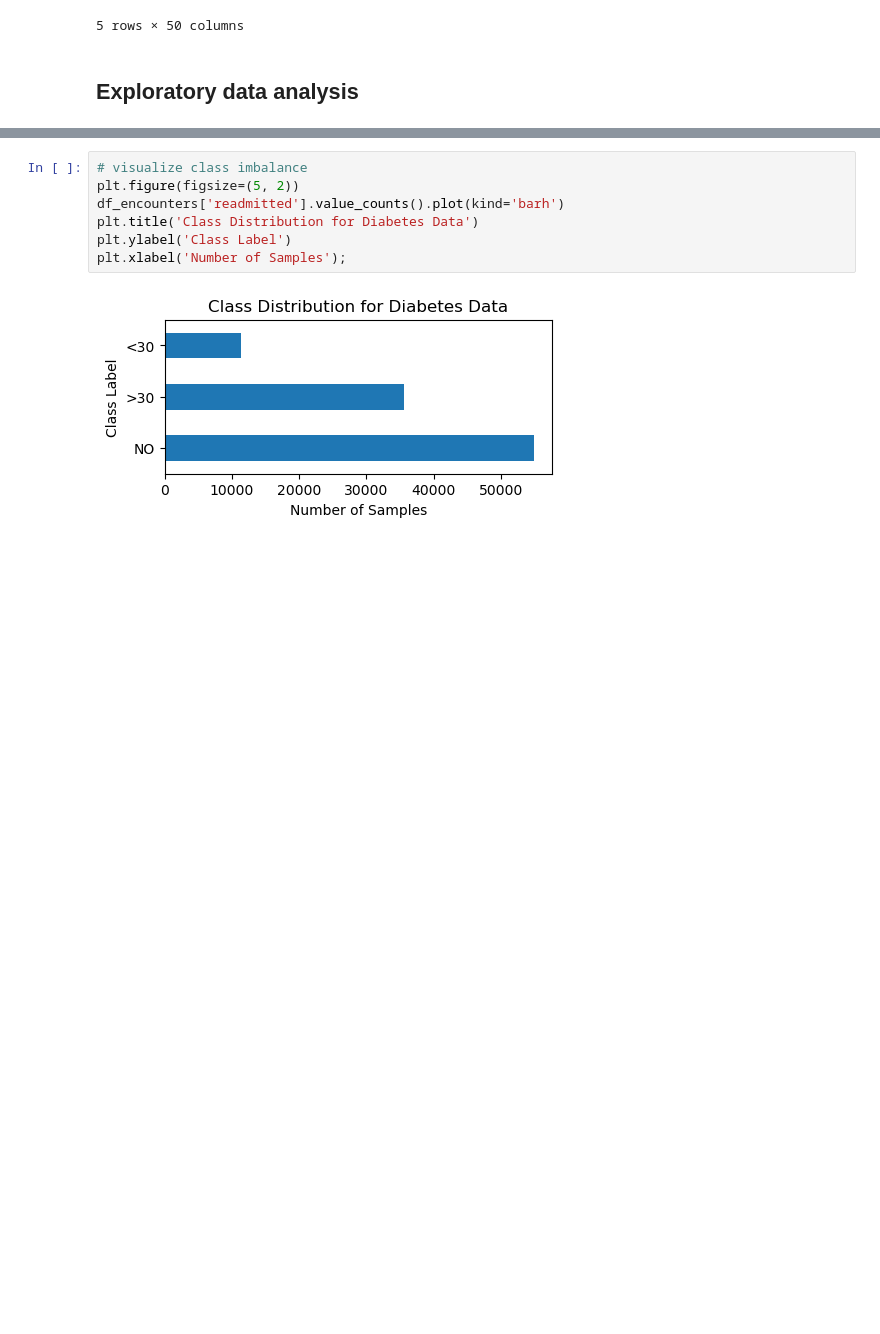
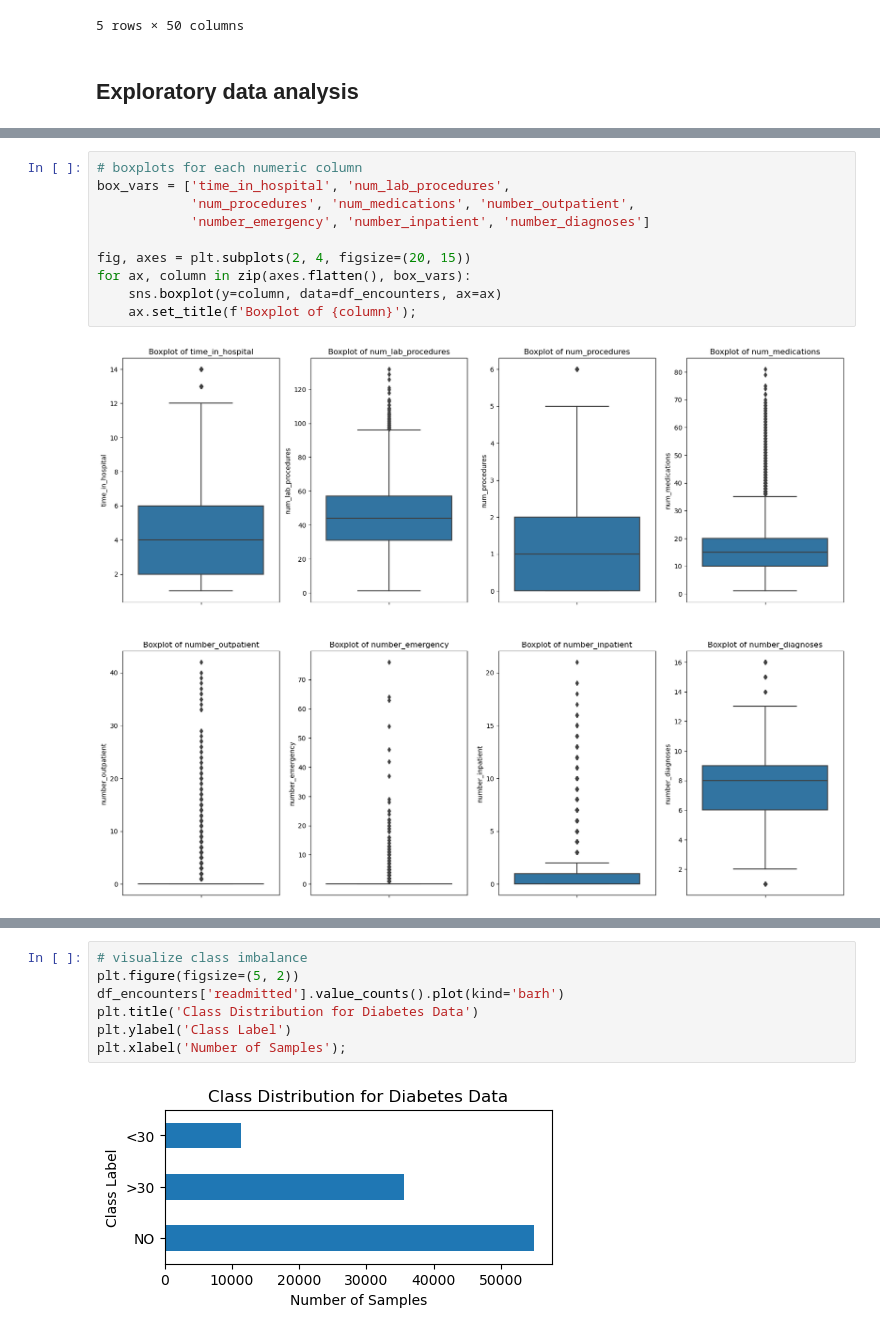
Before and after one commit to stevenworthington/cs109a_final_project, a Jupyter notebook: code/preprocessing.ipynb, the cells around one changed output, grey strips where cells are left out. Saved outputs shown, nothing was run; the diff lists cells and outputs as text; blank space fills up the shorter version.

```diff
--- a/code/preprocessing.ipynb
+++ b/code/preprocessing.ipynb
@@ -24,0 +46,12 @@ df_encounters.head()
+# %%
+# boxplots for each numeric column
+box_vars = ['time_in_hospital', 'num_lab_procedures',
+            'num_procedures', 'num_medications', 'number_outpatient',
+            'number_emergency', 'number_inpatient', 'number_diagnoses']
+
+fig, axes = plt.subplots(2, 4, figsize=(20, 15))
+for ax, column in zip(axes.flatten(), box_vars):
+    sns.boxplot(y=column, data=df_encounters, ax=ax)
+    ax.set_title(f'Boxplot of {column}');
+# %% [output]
+[figure, added]
```
Also changed, not shown: parts of 2 cells of this notebook.
